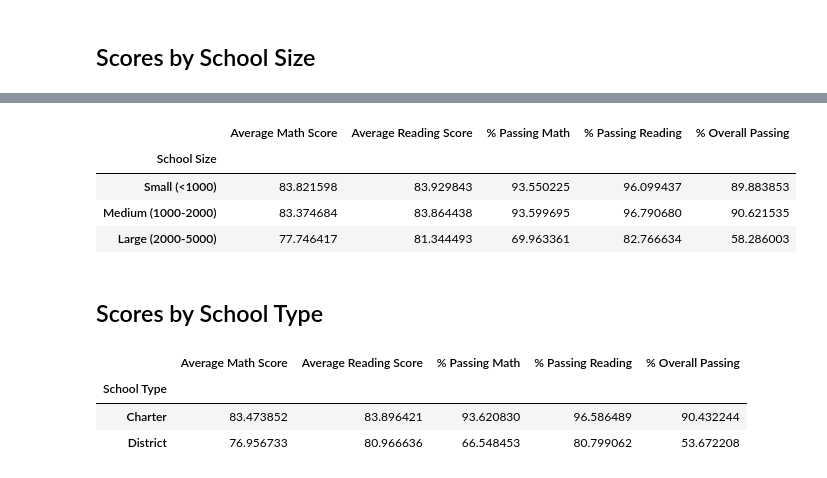
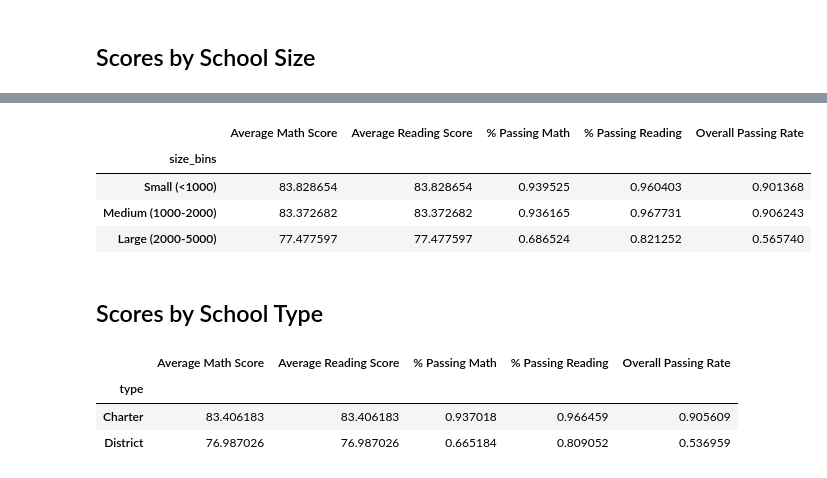
Before and after one commit to rpatel9877/pandas-challenge, a Jupyter notebook: PyCitySchools/PyCitySchools_starter.ipynb, the cells around one changed output, grey strips where cells are left out. Cells and saved outputs as stored; diff of their text form; code cells hidden in the pictures.

```diff
--- a/PyCitySchools/PyCitySchools_starter.ipynb
+++ b/PyCitySchools/PyCitySchools_starter.ipynb
@@ -100,3 +138,5 @@ school_types =
 # %%
 # Calculate the total student count per school
-per_school_counts =
+group_by_school = school_data_complete.set_index("school_name").groupby(["school_name"])
+per_school_counts = group_by_school["Student ID"].count()
+per_school_counts
@@ -294,2 +480,6 @@ school_spending_df
+# %%
+# Use `pd.cut` to categorize spending based on the bins.
+#by_spending["spending_bins"] = pd.cut(by_spending["budget"] / by_spending["size"], spending_bins, labels = labels)
+school_data_complete['spending_bins'] = pd.cut(school_data_complete['budget']/school_data_complete['size'], spending_bins, labels = labels)
 # %%
 #  Calculate averages for the desired columns.
@@ -321,6 +523,10 @@ labels = ["Small (<1000)", "Medium (1000-2000)", "Large (2000-5000)"]
 # Categorize the spending based on the bins
 # Use `pd.cut` on the "Total Students" column of the `per_school_summary` DataFrame.
 
-per_school_summary["School Size"] =
-per_school_summary
+#per_school_summary["School Size"] = pd.cut(per_school_summary["Total Students"], size_bins, labels = labels)
+#per_school_summary
+
+school_data_complete['size_bins'] = pd.cut(school_data_complete['size'], size_bins, labels = labels)
+by_size = school_data_complete.groupby("size_bins")
+school_data_complete
 # %% [output]
@@ -350,15 +546,32 @@ size_overall_passing = per_school_summary.groupby(["School Size"])["% Overall Pa
+# %%
+# Calculate averages for the desired columns.
+
+size_math_scores = by_size['math_score'].mean()
+size_reading_scores = by_size['math_score'].mean()
+size_passing_math = school_data_complete[school_data_complete['math_score'] >= 70].groupby('size_bins')['Student ID'].count()/by_size['Student ID'].count()
+size_passing_reading = school_data_complete[school_data_complete['reading_score'] >= 70].groupby('size_bins')['Student ID'].count()/by_size['Student ID'].count()
+size_overall_passing = school_data_complete[(school_data_complete['reading_score'] >= 70) & (school_data_complete['math_score'] >= 70)].groupby('size_bins')['Student ID'].count()/by_size['Student ID'].count()
 # %%
 # Create a DataFrame called `size_summary` that breaks down school performance based on school size (small, medium, or large).
 # Use the scores above to create a new DataFrame called `size_summary`
-size_summary =
+size_summary = pd.DataFrame(
+    {
+        "Average Math Score": size_math_scores,
+        "Average Reading Score": size_reading_scores,
+        "% Passing Math": size_passing_math,
+        "% Passing Reading": size_passing_reading,
+        "Overall Passing Rate": size_overall_passing,
+    }
+)
+
 
 # Display results
 size_summary
 # %% [output]
-|  | Average Math Score | Average Reading Score | % Passing Math | % Passing Reading | % Overall Passing |
-| School Size |  |  |  |  |  |
-| Small (<1000) | 83.821598 | 83.929843 | 93.550225 | 96.099437 | 89.883853 |
-| Medium (1000-2000) | 83.374684 | 83.864438 | 93.599695 | 96.790680 | 90.621535 |
-| Large (2000-5000) | 77.746417 | 81.344493 | 69.963361 | 82.766634 | 58.286003 |
+|  | Average Math Score | Average Reading Score | % Passing Math | % Passing Reading | Overall Passing Rate |
+| size_bins |  |  |  |  |  |
+| Small (<1000) | 83.828654 | 83.828654 | 0.939525 | 0.960403 | 0.901368 |
+| Medium (1000-2000) | 83.372682 | 83.372682 | 0.936165 | 0.967731 | 0.906243 |
+| Large (2000-5000) | 77.477597 | 77.477597 | 0.686524 | 0.821252 | 0.565740 |
 # %% [markdown]
 ## Scores by School Type
@@ -372,11 +586,19 @@ average_percent_overall_passing_by_type = per_school_summary.groupby(["School Ty
 # %%
 # Assemble the new data by type into a DataFrame called `type_summary`
-type_summary =
+type_summary = pd.DataFrame(
+    {
+        "Average Math Score": average_math_score_by_type,
+        "Average Reading Score": average_reading_score_by_type,
+        "% Passing Math": average_percent_passing_math_by_type,
+        "% Passing Reading": average_percent_passing_reading_by_type,
+        "Overall Passing Rate": average_percent_overall_passing_by_type,
+    }
+)
 
 # Display results
 type_summary
 # %% [output]
-|  | Average Math Score | Average Reading Score | % Passing Math | % Passing Reading | % Overall Passing |
-| School Type |  |  |  |  |  |
-| Charter | 83.473852 | 83.896421 | 93.620830 | 96.586489 | 90.432244 |
-| District | 76.956733 | 80.966636 | 66.548453 | 80.799062 | 53.672208 |
+|  | Average Math Score | Average Reading Score | % Passing Math | % Passing Reading | Overall Passing Rate |
+| type |  |  |  |  |  |
+| Charter | 83.406183 | 83.406183 | 0.937018 | 0.966459 | 0.905609 |
+| District | 76.987026 | 76.987026 | 0.665184 | 0.809052 | 0.536959 |
```
Also changed, not shown: parts of 33 cells of this notebook.
